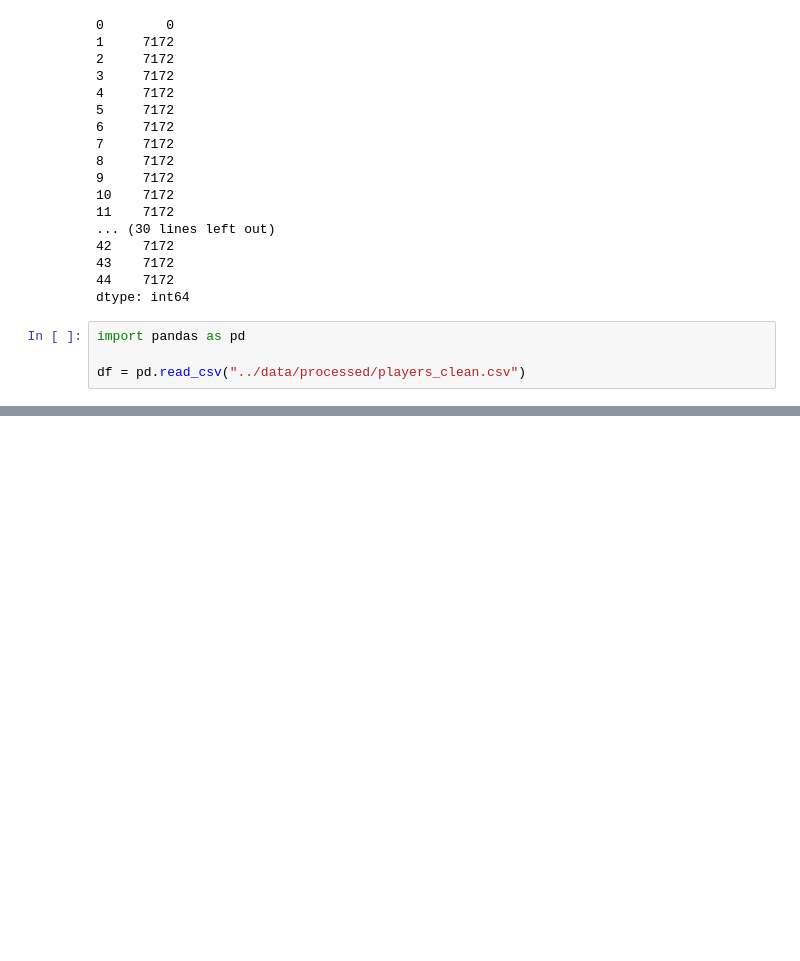
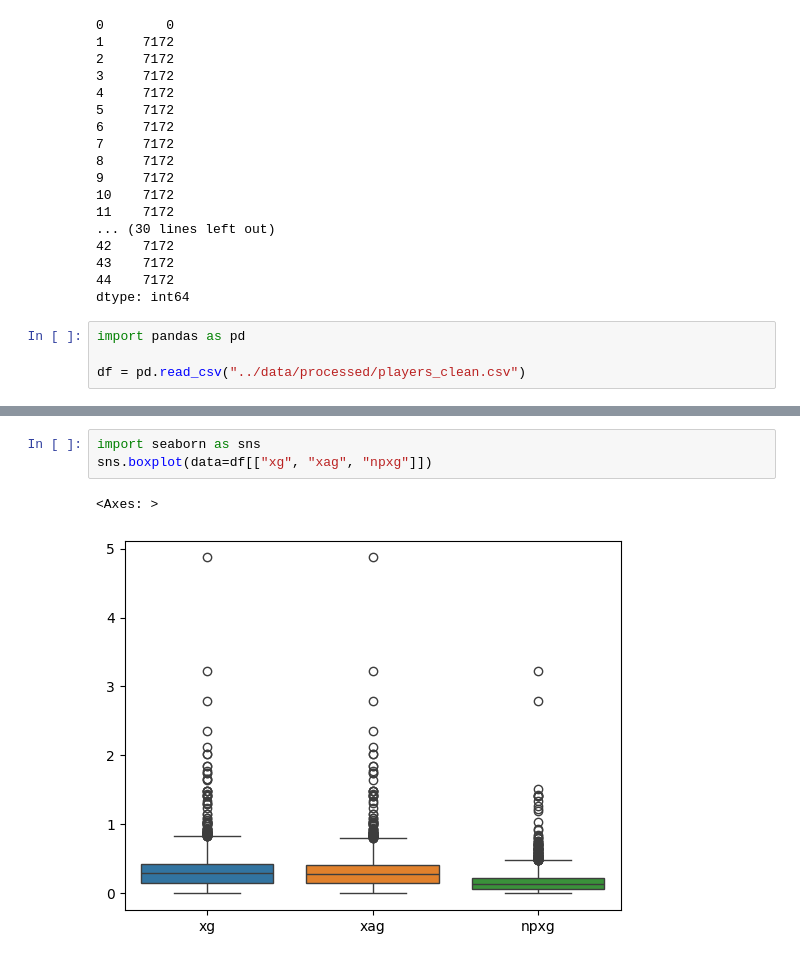
Before and after one commit to RiasMommy/Statapp, a Jupyter notebook: notebook/exploration.ipynb, the cells around one changed output, grey strips where cells are left out. Saved outputs shown, nothing was run; the diff lists cells and outputs as text; blank space fills up the shorter version.

```diff
--- a/notebook/exploration.ipynb
+++ b/notebook/exploration.ipynb
@@ -162,0 +196,6 @@ df.head(10)
+# %%
+import seaborn as sns
+sns.boxplot(data=df[["xg", "xag", "npxg"]])
+# %% [output]
+<Axes: >
+[figure, added]
```
Also changed, not shown: parts of 5 cells of this notebook, 1 other file.
